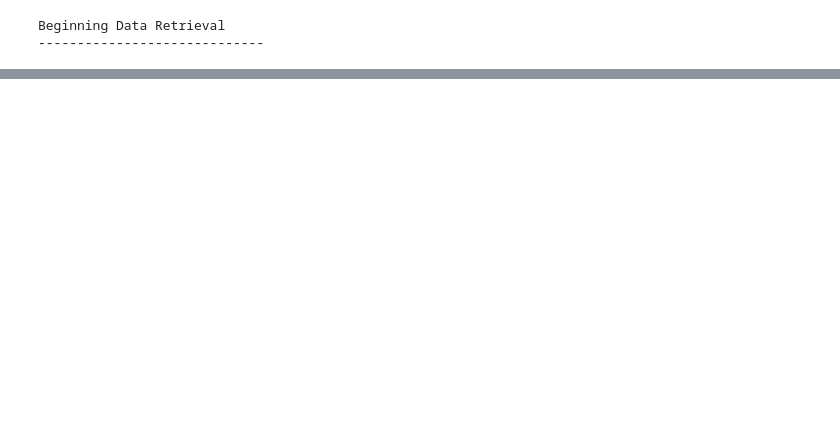
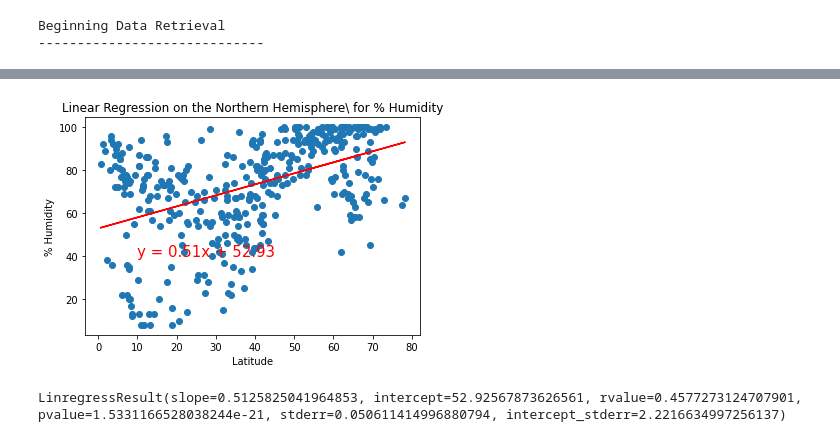
Before and after one commit to bradrobe/-World_Weather_Analysis-, a Jupyter notebook: WeatherPy.ipynb, the cells around one changed output, grey strips where cells are left out. Saved outputs shown, nothing was run; the diff lists cells and outputs as text; code cells hidden in the pictures; blank space fills up the shorter version.

```diff
--- a/WeatherPy.ipynb
+++ b/WeatherPy.ipynb
@@ -301,0 +433,14 @@ plt.show()
+# %%
+# We will call the plot_linear_regression function for Percent Humidity in Northern Hemisphere.
+
+# Linear regression on the Northern Hemisphere
+x_values = northern_hemi_df["Lat"]
+y_values = northern_hemi_df["Humidity"]
+# Call the function.
+plot_linear_regression(x_values, y_values,'Linear Regression on the Northern Hemisphere\ for % Humidity', '% Humidity',(10,40))
+# %% [output]
+[figure, added]
+# %%
+linregress(x_values, y_values)
+# %% [output]
+LinregressResult(slope=0.5125825041964853, intercept=52.92567873626561, rvalue=0.4577273124707901, pvalue=1.5331166528038244e-21, stderr=0.050611414996880794, intercept_stderr=2.2216634997256137)
```
Also changed, not shown: parts of 32 cells of this notebook.
